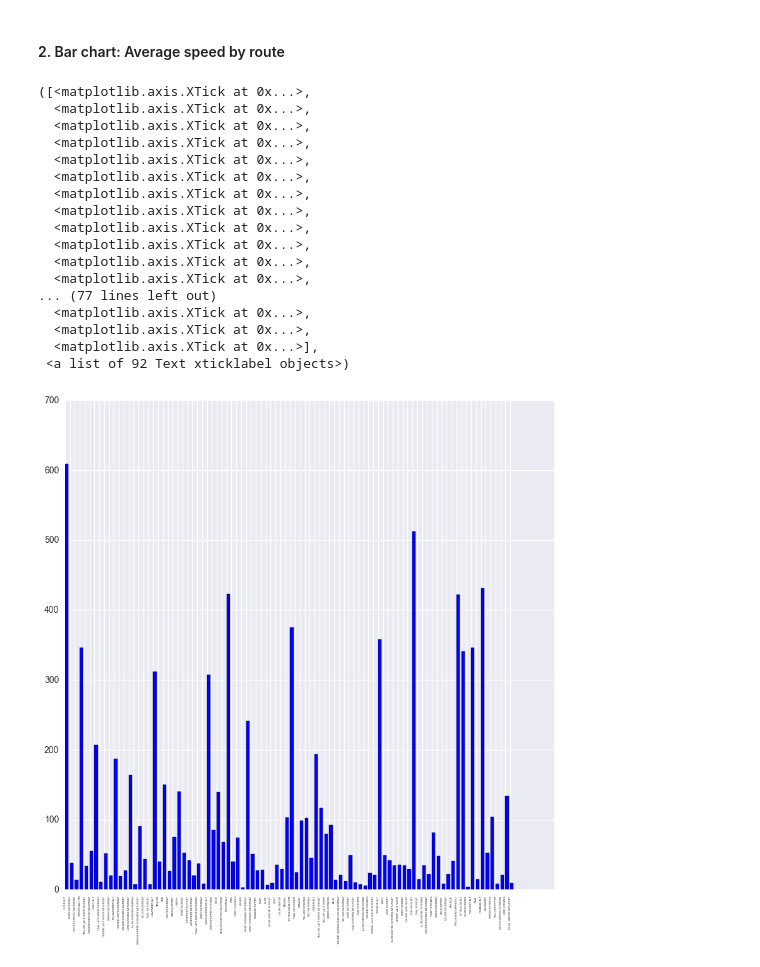
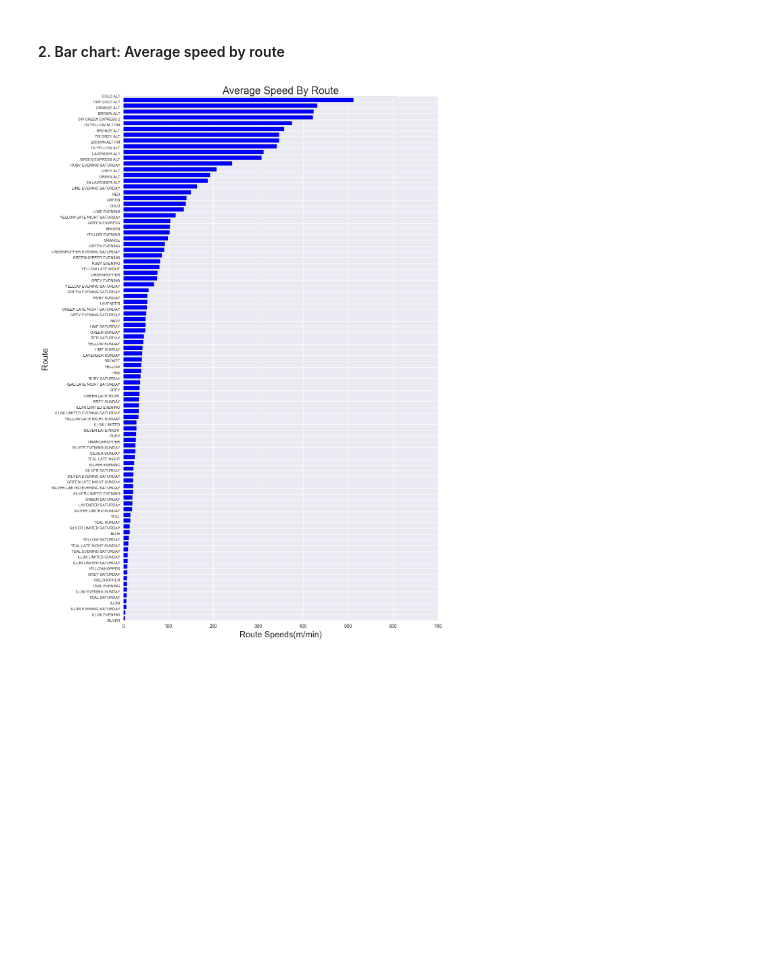
Before and after one commit to UIUC-iSchool-DataViz/project-spring2017, a Jupyter notebook: part1/TermProject_Component1_Q1.ipynb, the cells around one changed output. Cells and saved outputs as stored; diff of their text form; code cells hidden in the pictures; blank space fills up the shorter version.

```diff
--- a/part1/TermProject_Component1_Q1.ipynb
+++ b/part1/TermProject_Component1_Q1.ipynb
@@ -593,37 +601,31 @@ Total Dist: 8212.871 ms
 ------------------------------
 # %% [markdown]
 #### 2. Bar chart: Average speed by route
-# %%
-route_speeds = []
-routes = []
-for route in data['routes']['route_id'].unique().tolist():
-    route_dist,route_time,route_speed = average_speed_by_route(route = route)
-    if route_time != 0:
-        route_speeds.append(route_speed)
-        routes.append(route)
-
-y = route_speeds
-N = len(y)
-x = range(N)
-width = 1/1.5
-plt.bar(x, y, width, color="blue")
-plt.xticks(x, routes, rotation='vertical', size = 4)
-# %% [output]
-([<matplotlib.axis.XTick at 0x...>,
-  <matplotlib.axis.XTick at 0x...>,
-  <matplotlib.axis.XTick at 0x...>,
-  <matplotlib.axis.XTick at 0x...>,
-  <matplotlib.axis.XTick at 0x...>,
-  <matplotlib.axis.XTick at 0x...>,
-  <matplotlib.axis.XTick at 0x...>,
-  <matplotlib.axis.XTick at 0x...>,
-  <matplotlib.axis.XTick at 0x...>,
-  <matplotlib.axis.XTick at 0x...>,
-  <matplotlib.axis.XTick at 0x...>,
-  <matplotlib.axis.XTick at 0x...>,
-... (77 lines left out)
-  <matplotlib.axis.XTick at 0x...>,
-  <matplotlib.axis.XTick at 0x...>,
-  <matplotlib.axis.XTick at 0x...>],
- <a list of 92 Text xticklabel objects>)
-[figure, removed]
+# %%
+route_speeds = []
+routes = []
+route_records = {}
+for route in data['routes']['route_id'].unique().tolist():
+    route_dist,route_time,route_speed = average_speed_by_route(route = route)
+    if route_time != 0:
+        route_records[route] = route_speed
+
+route_list = sorted(route_records.items(), key=lambda d:d[1])
+
+for item in route_list:
+    route_speeds.append(item[1])
+    routes.append(item[0])
+
+x = route_speeds
+N = len(x)
+y = range(N)
+plt.figure(figsize=(12, 20))
+plt.ylim(0,1)
+plt.barh(y, x, color="blue", height = 0.7)
+plt.yticks(y, routes, rotation='horizontal', size = 8)
+plt.xlabel('Route Speeds(m/min)', fontsize = 18)
+plt.ylabel('Route', fontsize = 18)
+plt.title('Average Speed By Route', fontsize = 22)
+plt.show()
+# %% [output]
+[figure, added]
```
Also changed, not shown: parts of 9 cells of this notebook.
